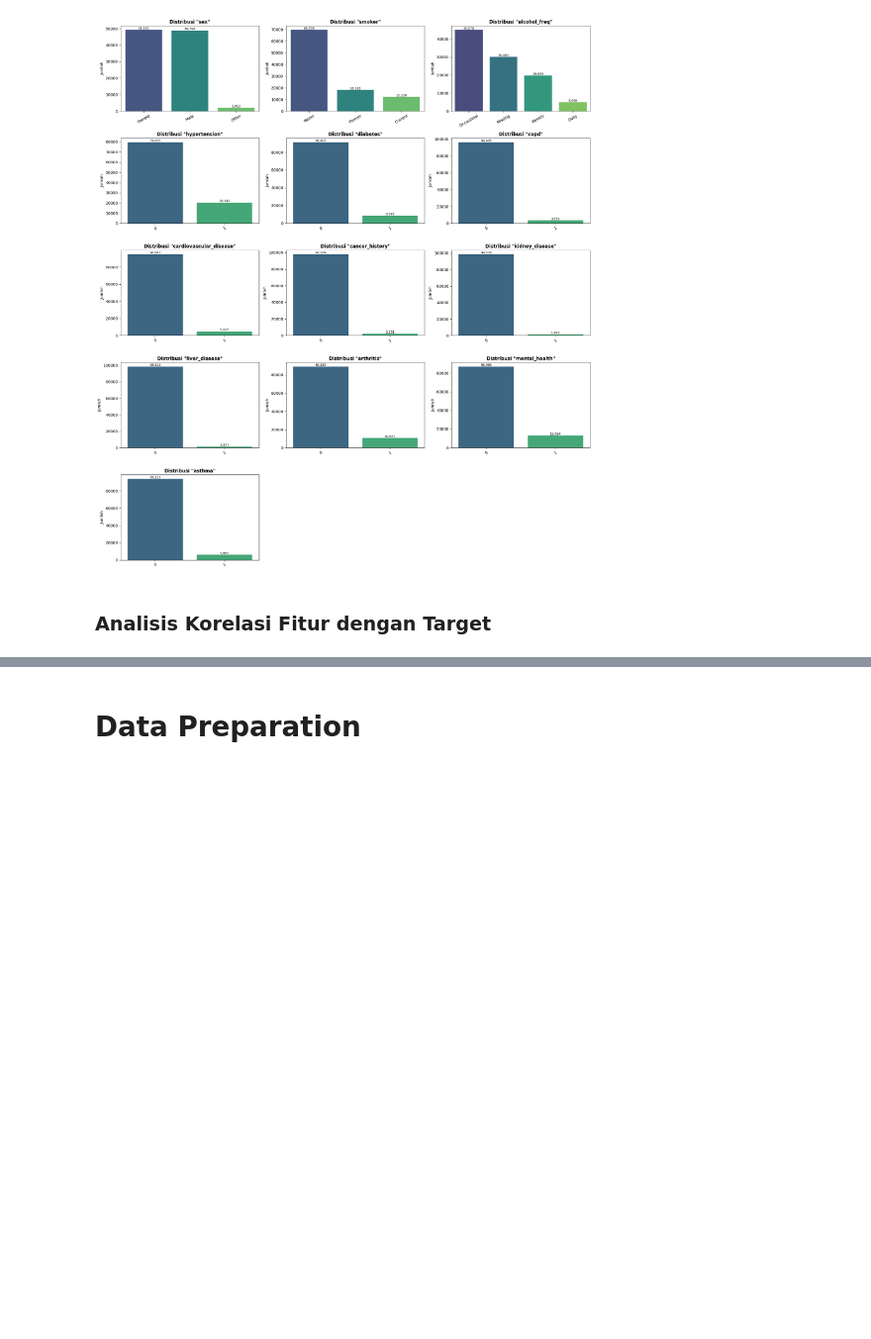
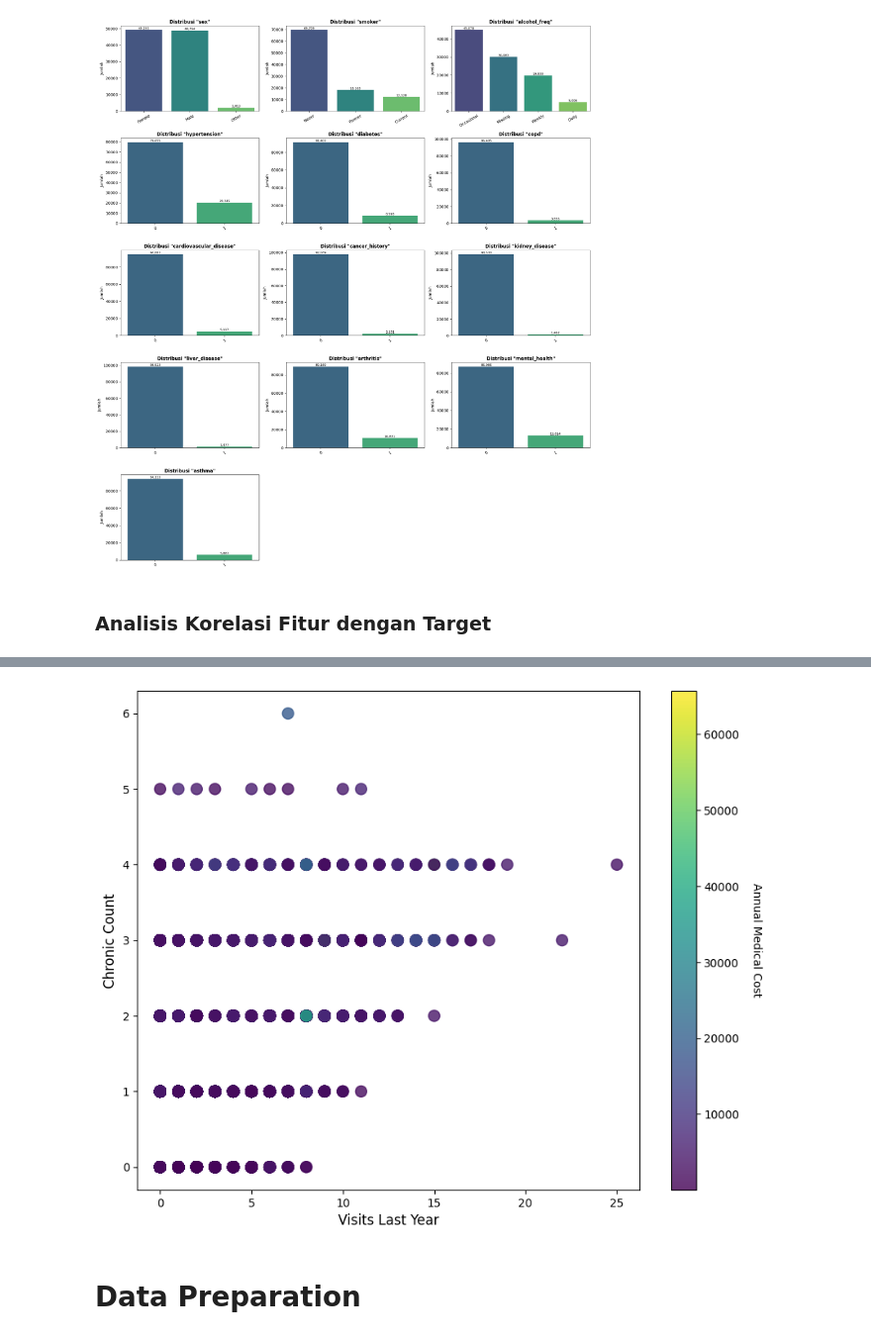
Before and after one commit to ikhsanwahyue/16_DataScienceIF-B_Ir.Ikhsan, a Jupyter notebook: main.ipynb, the cells around one changed output, grey strips where cells are left out. Shown at 99% size. Cells and saved outputs as stored; diff of their text form; code cells hidden in the pictures; blank space fills up the shorter version.

```diff
--- a/main.ipynb
+++ b/main.ipynb
@@ -461,3 +494,19 @@ Name: annual_medical_cost, dtype: float64
+# %%
+x = df["visits_last_year"]
+y = df["chronic_count"]
+z = df["annual_medical_cost"]
+
+fig, ax = plt.subplots(figsize=(10, 8))
+scatter = ax.scatter(x, y, c=z, cmap='viridis', s=100, alpha=0.8)
+cbar = plt.colorbar(scatter)
+cbar.set_label('Annual Medical Cost', rotation=270, labelpad=20)
+
+ax.set_xlabel('Visits Last Year', fontsize=12)
+ax.set_ylabel('Chronic Count', fontsize=12)
+
+plt.show()
+# %% [output]
+[figure, added]
 # %% [markdown]
 # **Data Preparation**
 # %% [markdown]
```
Also changed, not shown: parts of 4 cells of this notebook.
